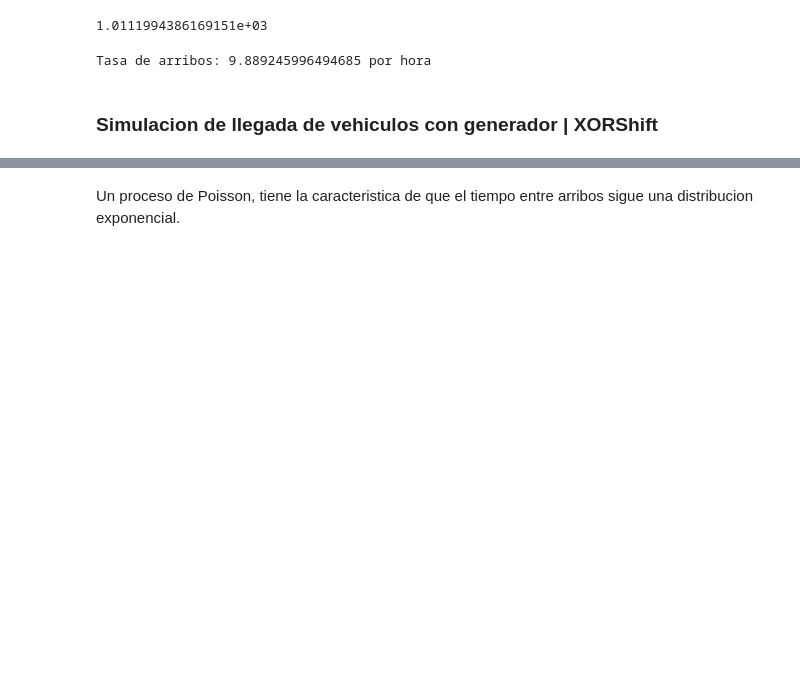
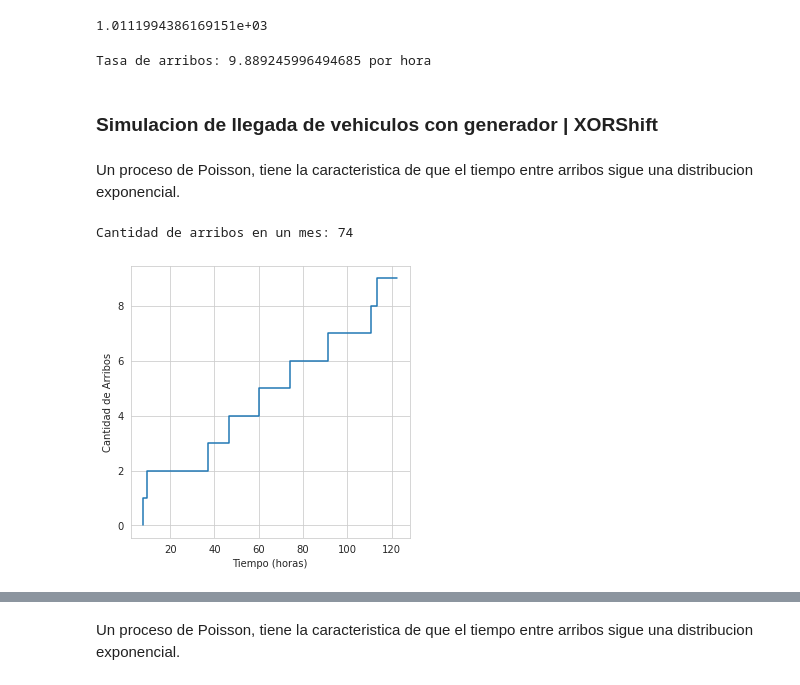
Before and after one commit to AlejandroDaneri/simulacion, a Jupyter notebook: Resolucion.ipynb, the cells around one changed output, grey strips where cells are left out. Cells and saved outputs as stored; diff of their text form; code cells hidden in the pictures; blank space fills up the shorter version.

```diff
--- a/Resolucion.ipynb
+++ b/Resolucion.ipynb
@@ -663,3 +663,5 @@ print("Tasa de arribos: {} por hora".format(lambda_))
 Tasa de arribos: 9.889245996494685 por hora
 # %% [markdown]
 ### Simulacion de llegada de vehiculos con generador | XORShift
+# %% [markdown]
+Un proceso de Poisson, tiene la caracteristica de que el tiempo entre arribos sigue una distribucion exponencial.
@@ -665,0 +684,11 @@ Tasa de arribos: 9.889245996494685 por hora
+# %%
+print("Cantidad de arribos en un mes: {}".format(len(arrivals)))
+# %% [output]
+Cantidad de arribos en un mes: 74
+# %%
+plt.step(arrivals[0:10], range(10))
+plt.xlabel('Tiempo (horas)')
+plt.ylabel('Cantidad de Arribos')
+plt.show()
+# %% [output]
+[figure, added]
```
Also changed, not shown: parts of 79 cells of this notebook.
